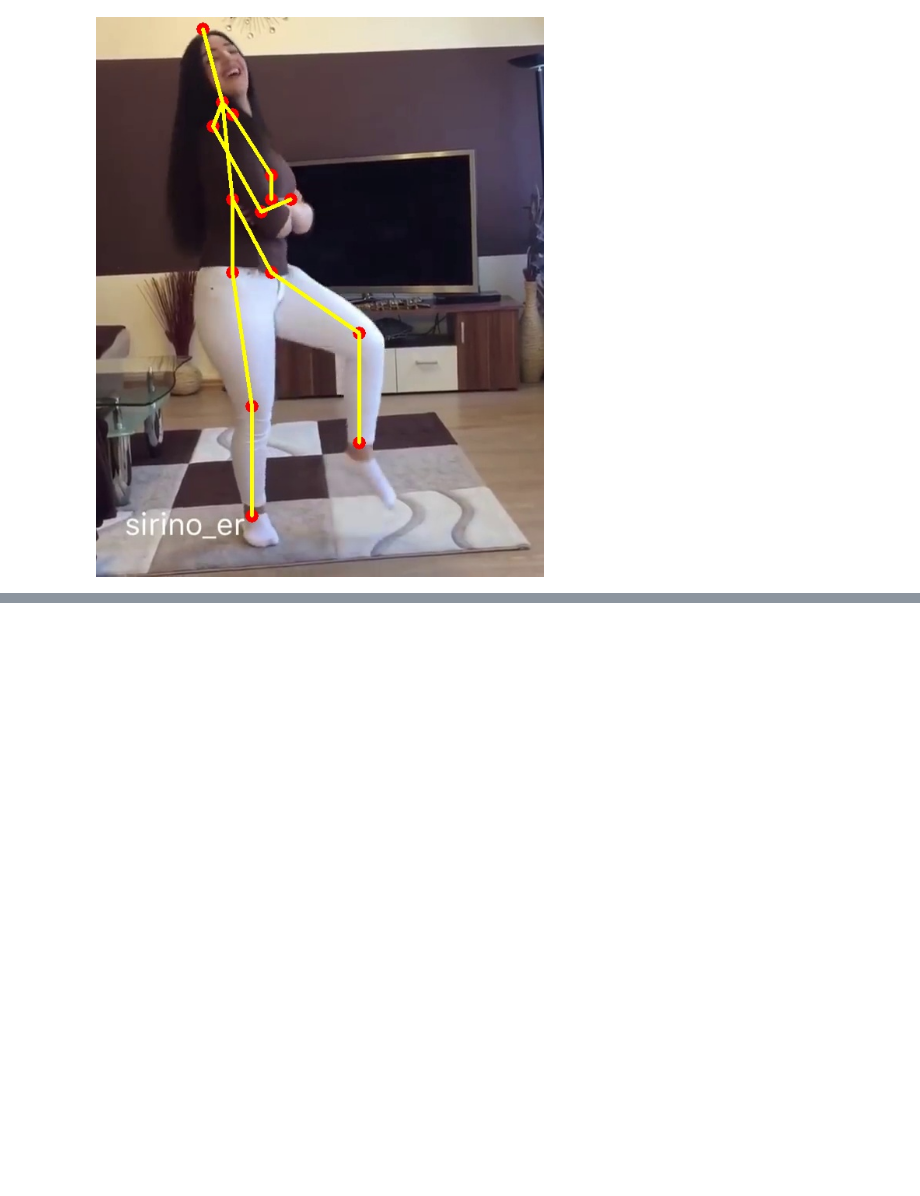
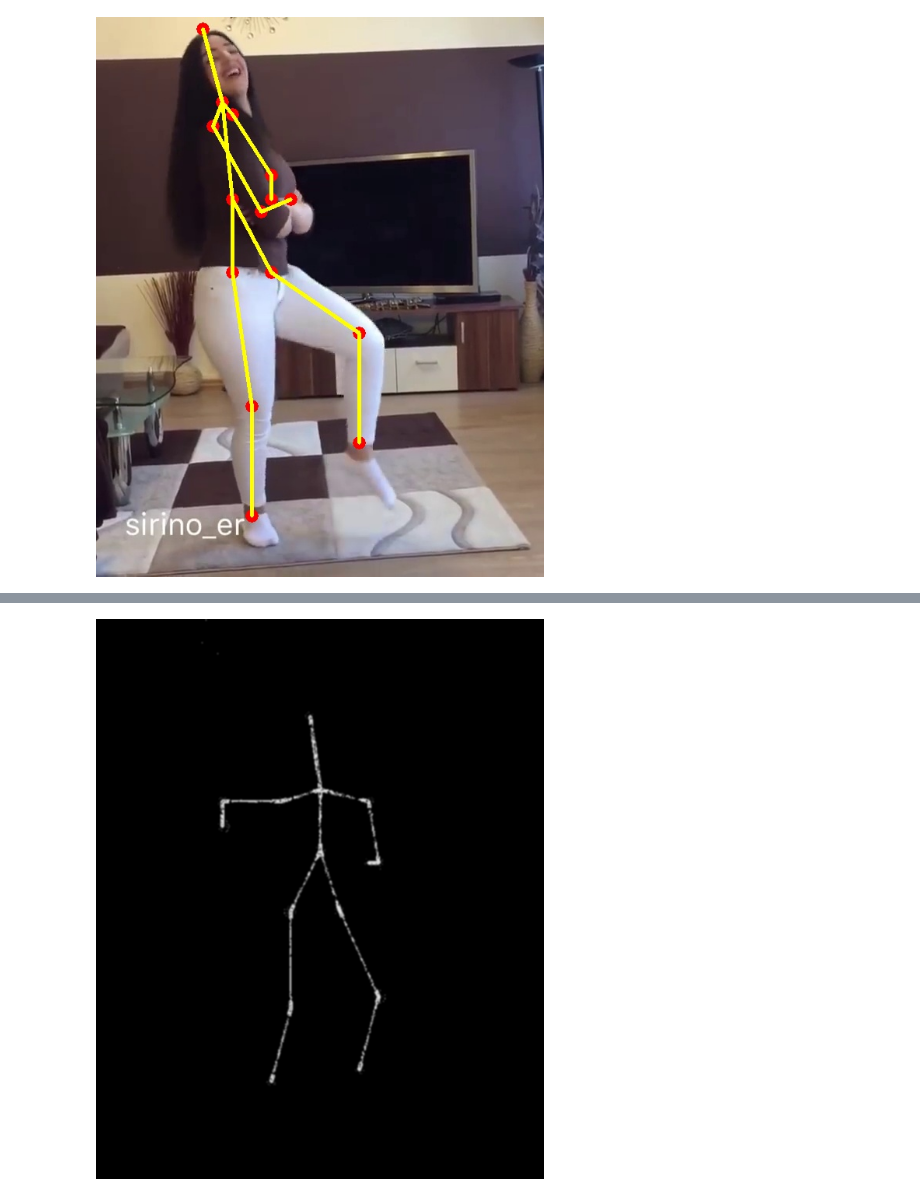
Before and after one commit to utshabkg/Human_Pose_Estimation, a Jupyter notebook: OpenPose/openpose.ipynb, the cells around one changed output, grey strips where cells are left out. Saved outputs shown, nothing was run; the diff lists cells and outputs as text; code cells hidden in the pictures; blank space fills up the shorter version.

```diff
--- a/OpenPose/openpose.ipynb
+++ b/OpenPose/openpose.ipynb
@@ -203,0 +221,8 @@ out.release()
+# %%
+image = thresh
+gray = cv2.cvtColor(image, cv2.COLOR_BGR2GRAY)
+kernel_size = 5
+blur_gray = cv2.GaussianBlur(gray,(kernel_size,kernel_size),0)
+IPython.display.display(PIL.Image.fromarray(blur_gray))
+# %% [output]
+[figure, added]
```
Also changed, not shown: parts of 18 cells of this notebook.
